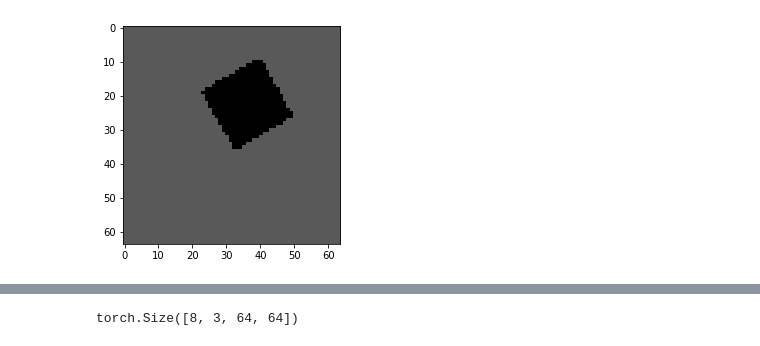
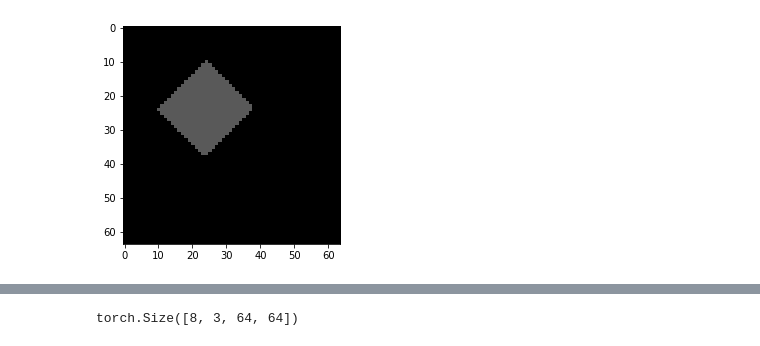
Before and after one commit to burnhamdr/AlexNet-Border-Ownership, a Jupyter notebook: BorderOwnershipNotebook.ipynb, the cells around one changed output, grey strips where cells are left out. Cells and saved outputs as stored; diff of their text form; code cells hidden in the pictures.

```diff
--- a/BorderOwnershipNotebook.ipynb
+++ b/BorderOwnershipNotebook.ipynb
@@ -132,37 +267,37 @@ def stimfr_overlap(xn,yn,x0,y0,size,length_ratio,angle,bgval,square_color,rectan
 xn = 64
 yn = 64
 size = 20.0
-angle = np.pi/6
+angle = 3*np.pi/4
 
 RF_x = 31#where to center the border of interest x coord
 RF_y = 31#where to center the border of interest y coord
 
 edge_dist = size/2#distance to figure edge
 delta_i = np.sin(angle)*edge_dist#pixel distance in x direction to RF center
 delta_j = np.cos(angle)*edge_dist#pixel distance in y direction to RF center
 
 #square left 1A, 1C
 x0_1AC = RF_x - delta_i#x location of square such that the border of interest is in the center
 y0_1AC = RF_y + delta_j#y location of square such that the border of interest is in the center
 
 #square right 1B, 1D
 x0_1BD = RF_x + delta_i#x location of square such that the border of interest is in the center
 y0_1BD = RF_y - delta_j#y location of square such that the border of interest is in the center
 
 bgval = 0.0
 contrast = 0.35
 s_1A = stimfr_square(xn,yn,x0_1AC,y0_1AC,size,angle,bgval,contrast)
 s_1D = stimfr_square(xn,yn,x0_1BD,y0_1BD,size,angle,bgval,contrast)
 
 bgval = 0.35
 contrast = 0.0
 s_1B = stimfr_square(xn,yn,x0_1BD,y0_1BD,size,angle,bgval,contrast)
 s_1C = stimfr_square(xn,yn,x0_1AC,y0_1AC,size,angle,bgval,contrast)
 
-plt.imshow(s_1B, cmap='gray', vmin=0, vmax=1)
+plt.imshow(s_1A, cmap='gray', vmin=0, vmax=1)
 plt.show()
 # %% [output]
-[figure, old version]
+[figure, new version]
 # %%
 #Create and plot example square and rectangular overlap stimulus frame, figure 2 stimulus
 #Global constants
```
Also changed, not shown: parts of 14 cells of this notebook.
